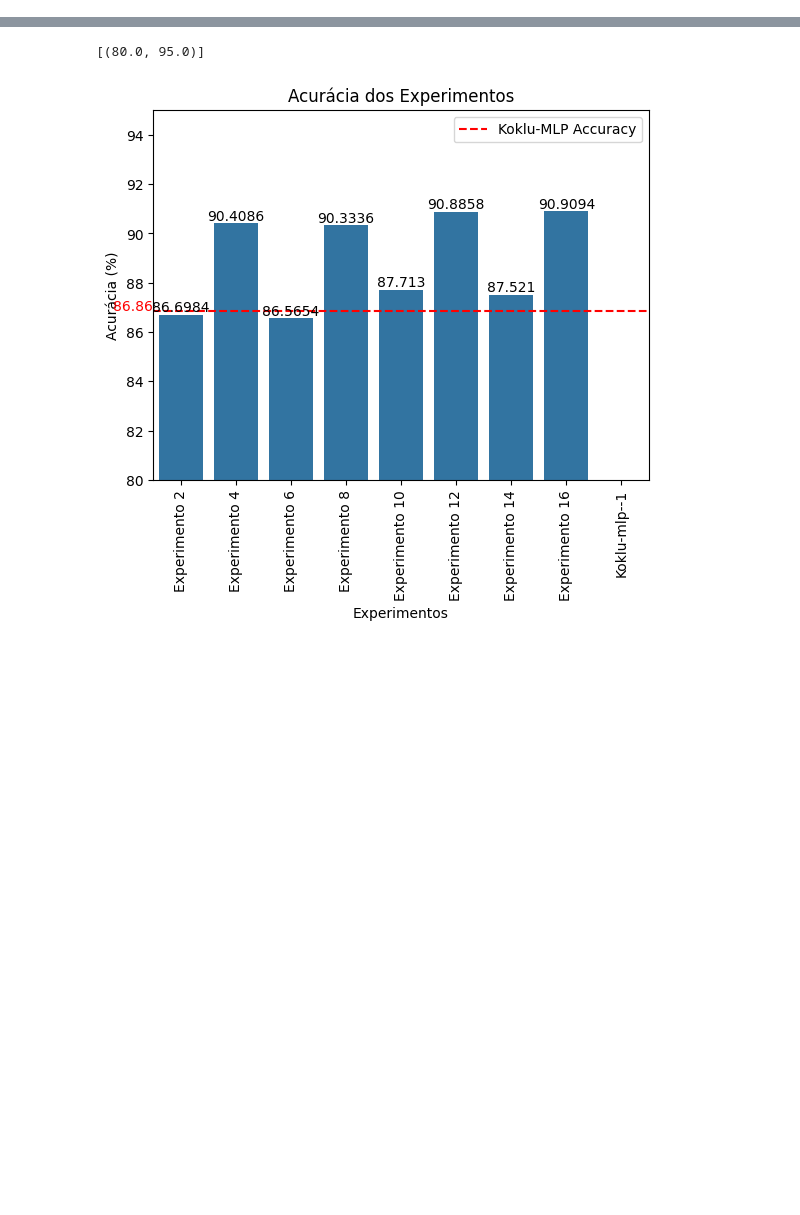
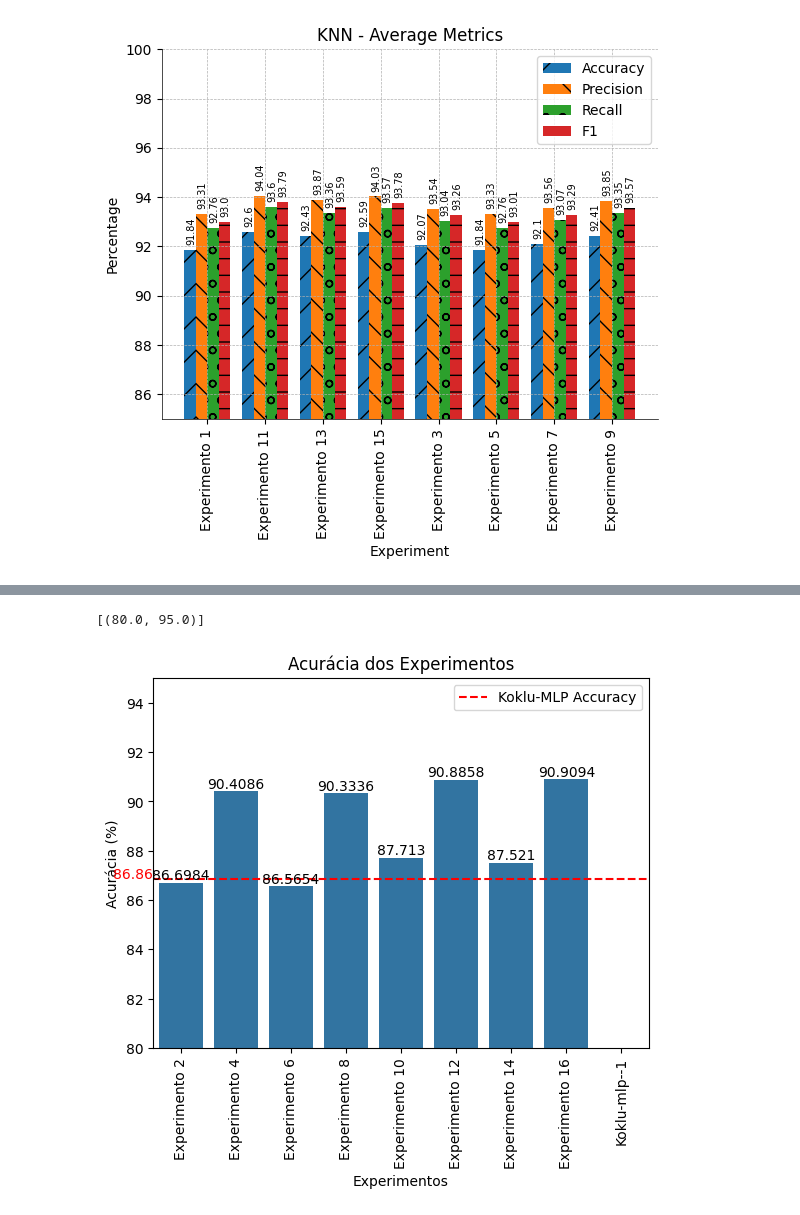
Before and after one commit to lopesvictor1/Beans-Classification, a Jupyter notebook: plots.ipynb, the cells around one changed output, grey strips where cells are left out. Saved outputs shown, nothing was run; the diff lists cells and outputs as text; code cells hidden in the pictures; blank space fills up the shorter version.

```diff
--- a/plots.ipynb
+++ b/plots.ipynb
@@ -28,0 +29,47 @@ df.head()
+# %%
+def add_labels(bars):
+    for bar in bars:
+        height = bar.get_height().round(2)
+        plt.text(
+            bar.get_x() + bar.get_width() / 2.0 + 0.02, height + 0.2,
+            f'{height}', ha='center', va='bottom', fontsize=7, color='black', rotation=90
+        )
+
+
+df_knn = df[(df['classification_method'] == 'knn') & (df['name'] != 'Koklu-knn-minmax') & (df['name'] != 'Koklu-knn--1')]
+
+average_accuracy = df_knn.groupby('name')['accuracy'].mean().reset_index()
+average_precision = df_knn.groupby('name')['precision'].mean().reset_index()
+average_recall = df_knn.groupby('name')['recall'].mean().reset_index()
+average_f1 = df_knn.groupby('name')['f1'].mean().reset_index()
+
+x_axis = np.arange(len(average_accuracy))
+hatches = ['/', '\\', 'o', '-']
+
+plt.Figure(figsize=(10, 5))
+bars1 = plt.bar(x_axis-0.3, average_accuracy['accuracy'], label='Accuracy', width=0.2, hatch=hatches[0])
+bars2 = plt.bar(x_axis-0.1, average_precision['precision'], label='Precision', width=0.2, hatch=hatches[1])
+bars3 = plt.bar(x_axis+0.1, average_recall['recall'], label='Recall', width=0.2, hatch=hatches[2])
+bars4 = plt.bar(x_axis+0.3, average_f1['f1'], label='F1', width=0.2, hatch=hatches[3])
+
+add_labels(bars1)
+add_labels(bars2)
+add_labels(bars3)
+add_labels(bars4)
+
+
+plt.xticks(x_axis, average_accuracy['name'], rotation=90)
+plt.ylim(85,100)
+plt.xlabel("Experiment")
+plt.ylabel("Percentage")
+plt.legend()
+plt.title("KNN - Average Metrics")
+
+plt.grid(True, linestyle='--', linewidth=0.5)
+plt.gca().set_facecolor('white')
+plt.gca().spines['top'].set_visible(False)
+plt.gca().spines['right'].set_visible(False)
+plt.gca().spines['left'].set_linewidth(0.5)
+plt.gca().spines['bottom'].set_linewidth(0.5)
+# %% [output]
+[figure, added]
```
Also changed, not shown: parts of 6 cells of this notebook.
